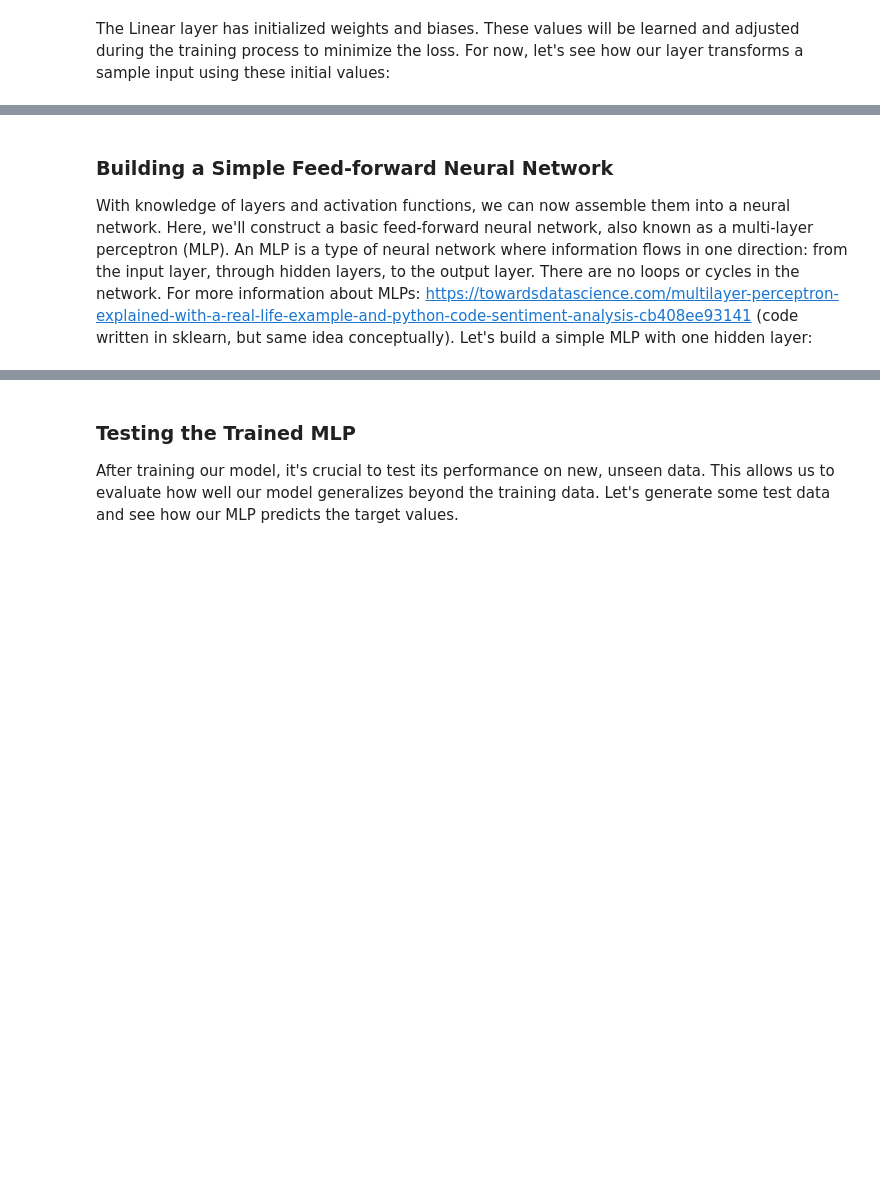
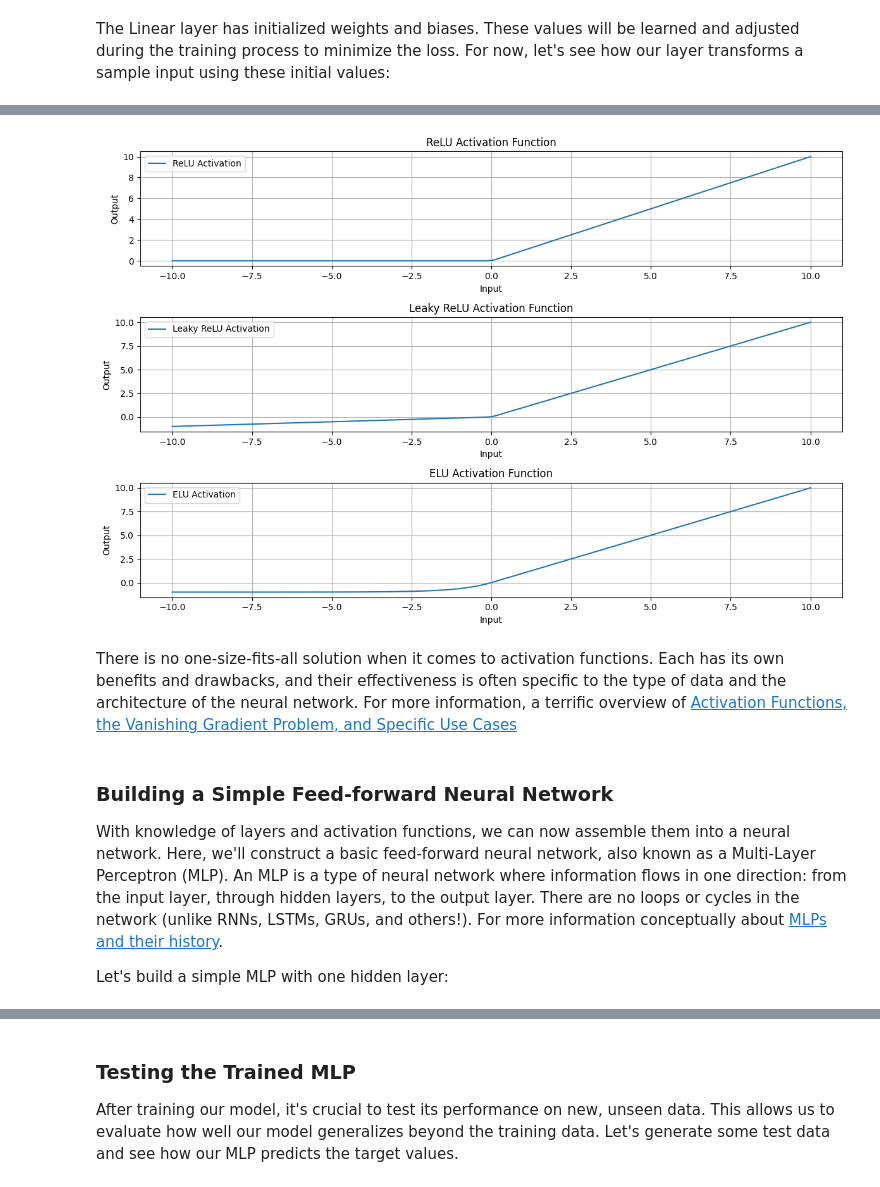
Before and after one commit to nbetts2020/PyTorch-Crash-Course, a Jupyter notebook: notebooks/PyTorch_Crash_Course_v2.ipynb, the cells around one changed output, grey strips where cells are left out. Saved outputs shown, nothing was run; the diff lists cells and outputs as text; code cells hidden in the pictures; blank space fills up the shorter version.

```diff
--- a/notebooks/PyTorch_Crash_Course_v2.ipynb
+++ b/notebooks/PyTorch_Crash_Course_v2.ipynb
@@ -351,4 +562,53 @@ print(activated_x)
+# %%
+import matplotlib.pyplot as plt
+import numpy as np
+
+x = np.linspace(-10, 10, 100)
+
+# ReLU Activation
+y_relu = np.maximum(0, x)
+
+# Leaky ReLU Activation
+y_leaky_relu = np.where(x > 0, x, 0.1 * x)
+
+# ELU Activation
+alpha = 1.0
+y_elu = np.where(x > 0, x, alpha * (np.exp(x) - 1))
+
+plt.figure(figsize=(12, 8))
+plt.subplot(3, 1, 1)
+plt.plot(x, y_relu, label='ReLU Activation')
+plt.title('ReLU Activation Function')
+plt.xlabel('Input')
+plt.ylabel('Output')
+plt.legend()
+plt.grid(True)
+
+plt.subplot(3, 1, 2)
+plt.plot(x, y_leaky_relu, label='Leaky ReLU Activation')
+plt.title('Leaky ReLU Activation Function')
+plt.xlabel('Input')
+plt.ylabel('Output')
+plt.legend()
+plt.grid(True)
+
+plt.subplot(3, 1, 3)
+plt.plot(x, y_elu, label='ELU Activation')
+plt.title('ELU Activation Function')
+plt.xlabel('Input')
+plt.ylabel('Output')
+plt.legend()
+plt.grid(True)
+
+plt.tight_layout()
+plt.show()
+# %% [output]
+[figure, added]
+# %% [markdown]
+There is no one-size-fits-all solution when it comes to activation functions. Each has its own benefits and drawbacks, and their effectiveness is often specific to the type of data and the architecture of the neural network. For more information, a terrific overview of [Activation Functions, the Vanishing Gradient Problem, and Specific Use Cases](https://www.youtube.com/watch?v=s-V7gKrsels)
 # %% [markdown]
 ### Building a Simple Feed-forward Neural Network
 
-With knowledge of layers and activation functions, we can now assemble them into a neural network. Here, we'll construct a basic feed-forward neural network, also known as a multi-layer perceptron (MLP). An MLP is a type of neural network where information flows in one direction: from the input layer, through hidden layers, to the output layer. There are no loops or cycles in the network. For more information about MLPs: https://towardsdatascience.com/multilayer-perceptron-explained-with-a-real-life-example-and-python-code-sentiment-analysis-cb408ee93141 (code written in sklearn, but same idea conceptually). Let's build a simple MLP with one hidden layer:
+With knowledge of layers and activation functions, we can now assemble them into a neural network. Here, we'll construct a basic feed-forward neural network, also known as a Multi-Layer Perceptron (MLP). An MLP is a type of neural network where information flows in one direction: from the input layer, through hidden layers, to the output layer. There are no loops or cycles in the network (unlike RNNs, LSTMs, GRUs, and others!). For more information conceptually about [MLPs and their history](https://towardsdatascience.com/multilayer-perceptron-explained-with-a-real-life-example-and-python-code-sentiment-analysis-cb408ee93141).
+
+Let's build a simple MLP with one hidden layer:
```
Also changed, not shown: parts of 60 cells of this notebook.
